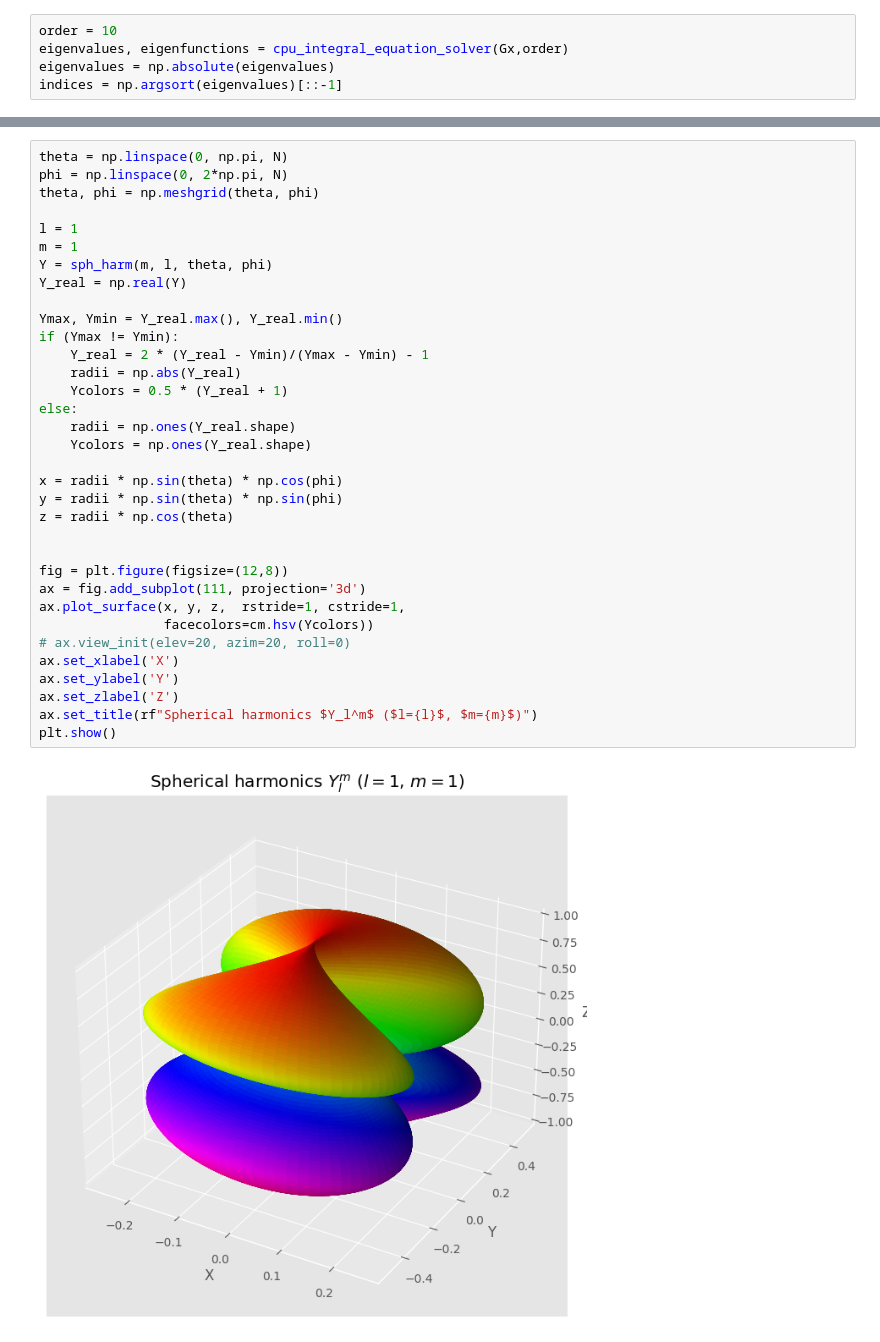
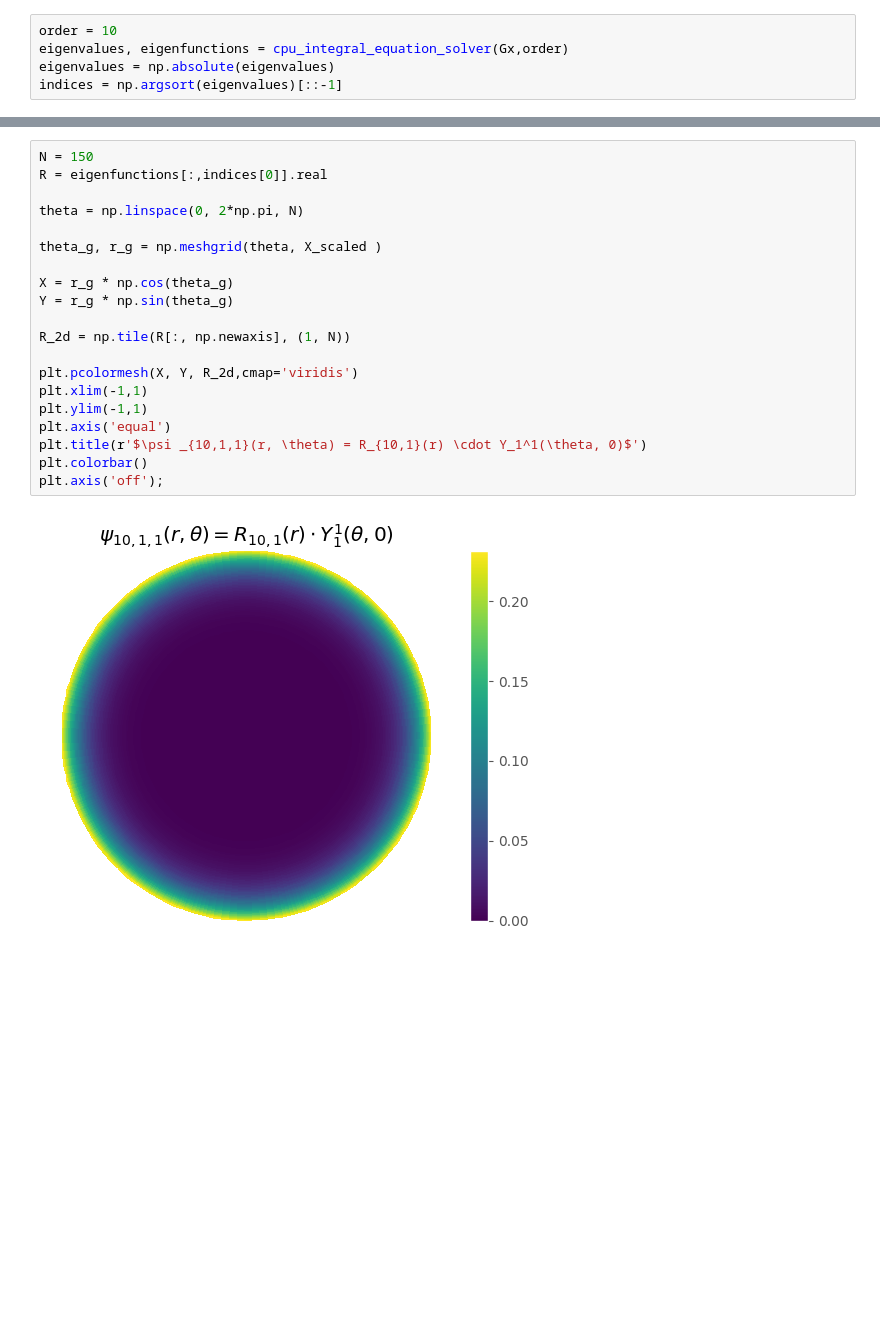
Before and after one commit to oppositecategory/3D_KLT, a Jupyter notebook: notebooks/simulation.ipynb, the cells around one changed output, grey strips where cells are left out. Cells and saved outputs as stored; diff of their text form; blank space fills up the shorter version.

```diff
--- a/notebooks/simulation.ipynb
+++ b/notebooks/simulation.ipynb
@@ -161,37 +137,23 @@ plt.show()
-# %%
-theta = np.linspace(0, np.pi, N)
-phi = np.linspace(0, 2*np.pi, N)
-theta, phi = np.meshgrid(theta, phi)
-
-l = 1
-m = 1
-Y = sph_harm(m, l, theta, phi)
-Y_real = np.real(Y)
-
-Ymax, Ymin = Y_real.max(), Y_real.min()
-if (Ymax != Ymin):
-    Y_real = 2 * (Y_real - Ymin)/(Ymax - Ymin) - 1
-    radii = np.abs(Y_real)
-    Ycolors = 0.5 * (Y_real + 1)
-else:
-    radii = np.ones(Y_real.shape)
-    Ycolors = np.ones(Y_real.shape)
-
-x = radii * np.sin(theta) * np.cos(phi)
-y = radii * np.sin(theta) * np.sin(phi)
-z = radii * np.cos(theta)
-
-
-fig = plt.figure(figsize=(12,8))
-ax = fig.add_subplot(111, projection='3d')
-ax.plot_surface(x, y, z,  rstride=1, cstride=1,
-                facecolors=cm.hsv(Ycolors))
-# ax.view_init(elev=20, azim=20, roll=0)
-ax.set_xlabel('X')
-ax.set_ylabel('Y')
-ax.set_zlabel('Z')
-ax.set_title(rf"Spherical harmonics $Y_l^m$ ($l={l}$, $m={m}$)")
-plt.show()
-# %% [output]
-[figure, removed]
+# %%
+N = 150
+R = eigenfunctions[:,indices[0]].real
+
+theta = np.linspace(0, 2*np.pi, N)
+
+theta_g, r_g = np.meshgrid(theta, X_scaled )
+
+X = r_g * np.cos(theta_g)
+Y = r_g * np.sin(theta_g)
+
+R_2d = np.tile(R[:, np.newaxis], (1, N))
+
+plt.pcolormesh(X, Y, R_2d,cmap='viridis')
+plt.xlim(-1,1)
+plt.ylim(-1,1)
+plt.axis('equal')
+plt.title(r'$\psi _{10,1,1}(r, \theta) = R_{10,1}(r) \cdot Y_1^1(\theta, 0)$')
+plt.colorbar()
+plt.axis('off');
+# %% [output]
+[figure, added]
 # %%
```
Also changed, not shown: parts of 21 cells of this notebook, 2 other files.
